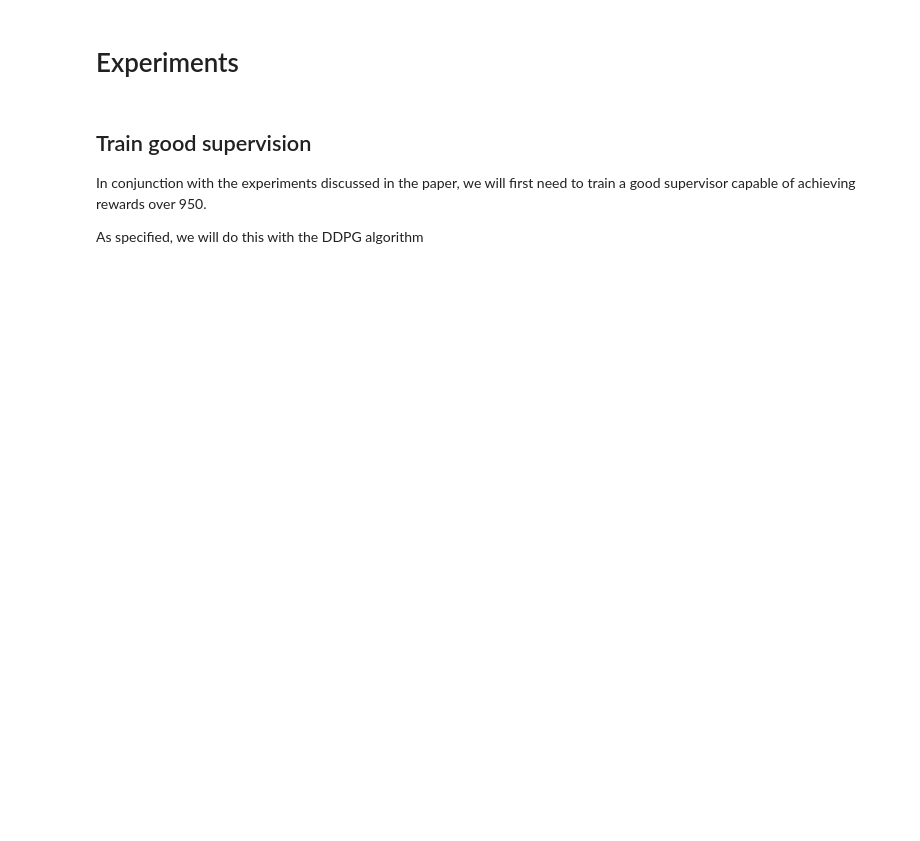
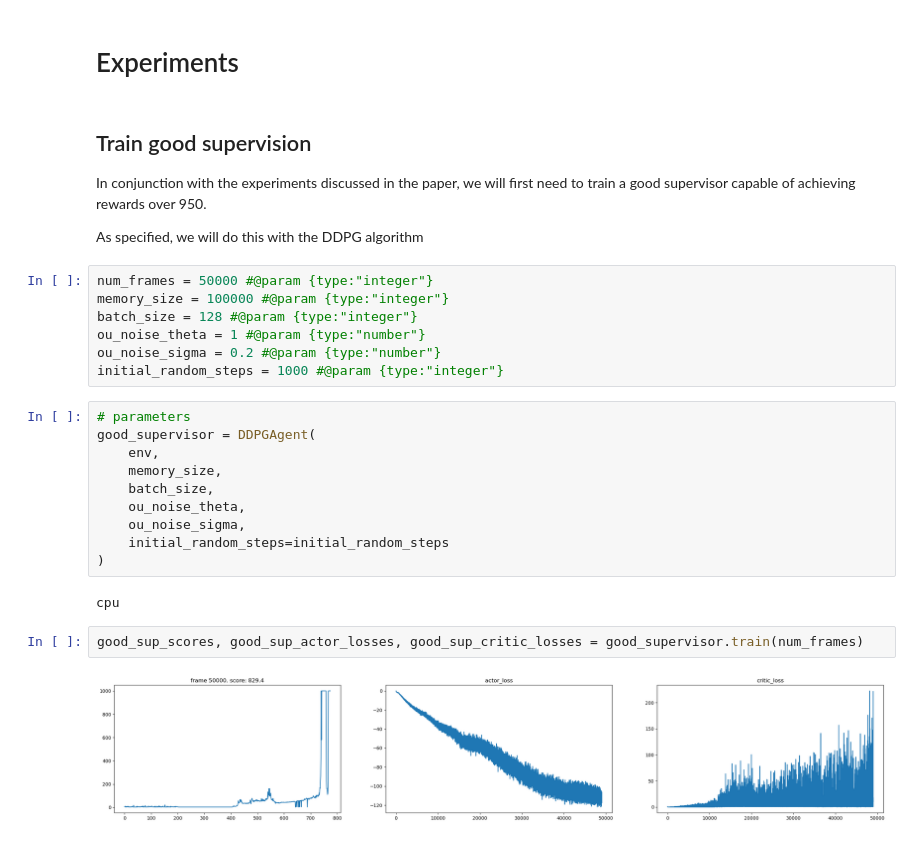
Before and after one commit to BrentonAD/SIT798-Task8-1HD, a Jupyter notebook: TowardsPhysicallySafeReinforcementLearning.ipynb, the cells around one changed output. Saved outputs shown, nothing was run; the diff lists cells and outputs as text; blank space fills up the shorter version.

```diff
--- a/TowardsPhysicallySafeReinforcementLearning.ipynb
+++ b/TowardsPhysicallySafeReinforcementLearning.ipynb
@@ -989,3 +984,26 @@ Score:  1000.0
 In conjunction with the experiments discussed in the paper, we will first need to train a good supervisor capable of achieving rewards over 950.
 
 As specified, we will do this with the DDPG algorithm
+# %%
+num_frames = 50000 #@param {type:"integer"}
+memory_size = 100000 #@param {type:"integer"}
+batch_size = 128 #@param {type:"integer"}
+ou_noise_theta = 1 #@param {type:"number"}
+ou_noise_sigma = 0.2 #@param {type:"number"}
+initial_random_steps = 1000 #@param {type:"integer"}
+# %%
+# parameters
+good_supervisor = DDPGAgent(
+    env,
+    memory_size,
+    batch_size,
+    ou_noise_theta,
+    ou_noise_sigma,
+    initial_random_steps=initial_random_steps
+)
+# %% [output]
+cpu
+# %%
+good_sup_scores, good_sup_actor_losses, good_sup_critic_losses = good_supervisor.train(num_frames)
+# %% [output]
+[figure, added]
```
Also changed, not shown: parts of 23 cells of this notebook.
